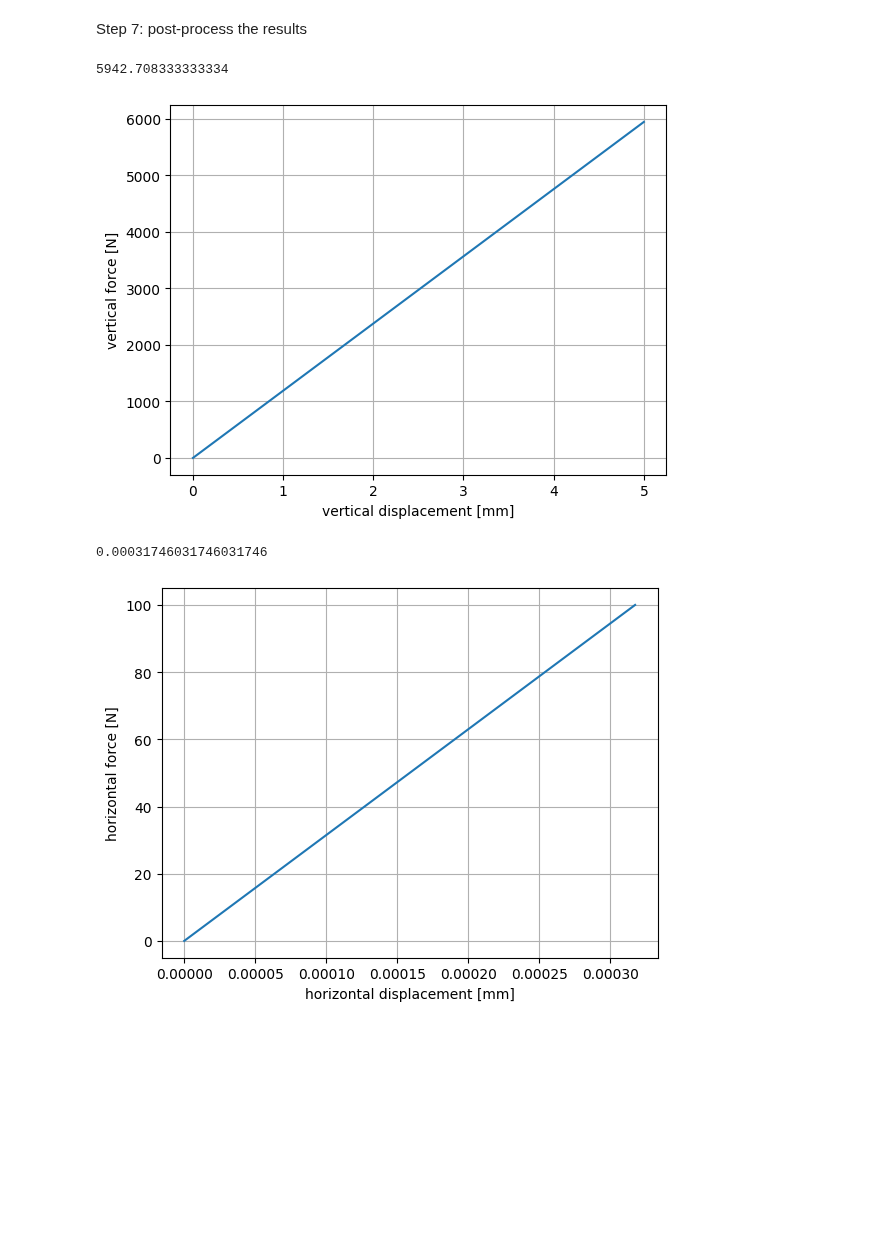
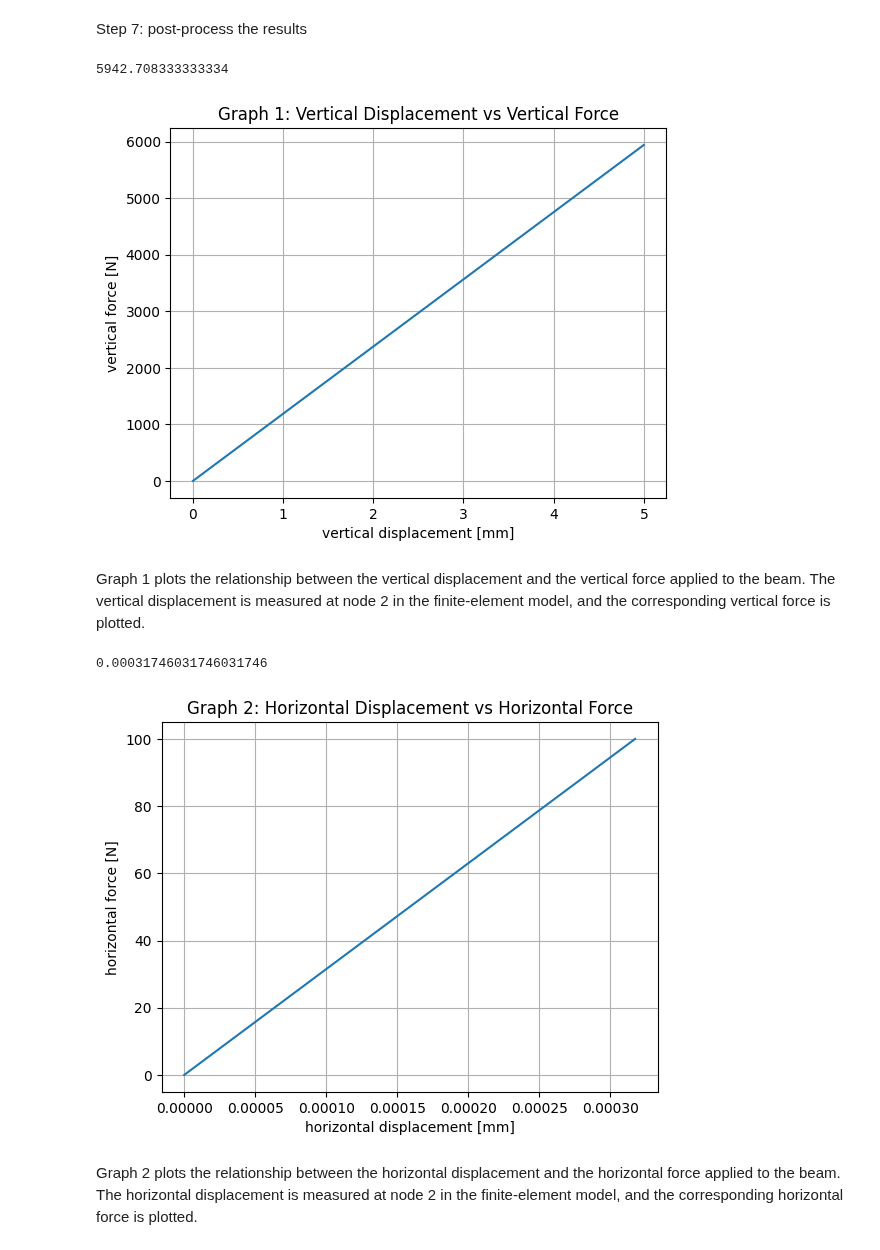
Before and after one commit to Lonthre/hybrid-test-bench, a Jupyter notebook: simple_beam.ipynb, the cells around one changed output. Cells and saved outputs as stored; diff of their text form; code cells hidden in the pictures; blank space fills up the shorter version.

Commit message:
Improve graphs and some text

```diff
--- a/simple_beam.ipynb
+++ b/simple_beam.ipynb
@@ -133,22 +164,28 @@ my_simulation = simulation(my_model,simulation_pars)
 # %% [markdown]
 Step 7: post-process the results
 # %%
-plt.plot(u[my_model.find_dofs([[2,3]]).squeeze(),:],l[0,:])
+# First Graph
+plt.plot(u[my_model.find_dofs([[2,3]]).squeeze(),:], l[0,:])
 plt.xlabel('vertical displacement [mm]')
 plt.ylabel('vertical force [N]')
+plt.title('Graph 1: Vertical Displacement vs Vertical Force')
 plt.grid()
 
 # this is done to check the correctness of the results
 _kb = 3*_E*_Ixx/_l**3 # theoretical bendind stiffness
 _fv_max = _kb*_uv # theoretical maximum vertical force
 _fv_max
 # %% [output]
 5942.708333333334
-[figure, old version]
+[figure, new version]
+# %% [markdown]
+Graph 1 plots the relationship between the vertical displacement and the vertical force applied to the beam. The vertical displacement is measured at node 2 in the finite-element model, and the corresponding vertical force is plotted.
 # %%
-plt.plot(u[my_model.find_dofs([[2,1]]).squeeze(),:],my_model.g_f[0,:])
+# Second Graph
+plt.plot(u[my_model.find_dofs([[2,1]]).squeeze(),:], my_model.g_f[0,:])
 plt.xlabel('horizontal displacement [mm]')
 plt.ylabel('horizontal force [N]')
+plt.title('Graph 2: Horizontal Displacement vs Horizontal Force')
 plt.grid()
 
 # checks the correctness of the results
@@ -157,4 +194,6 @@ _uh_max = _fh/_ka # theoretical maximum horizontal displacement
 _uh_max
 # %% [output]
 0.00031746031746031746
-[figure, old version]
+[figure, new version]
+# %% [markdown]
+Graph 2 plots the relationship between the horizontal displacement and the horizontal force applied to the beam. The horizontal displacement is measured at node 2 in the finite-element model, and the corresponding horizontal force is plotted.
```
Also changed, not shown: parts of 4 cells of this notebook.
